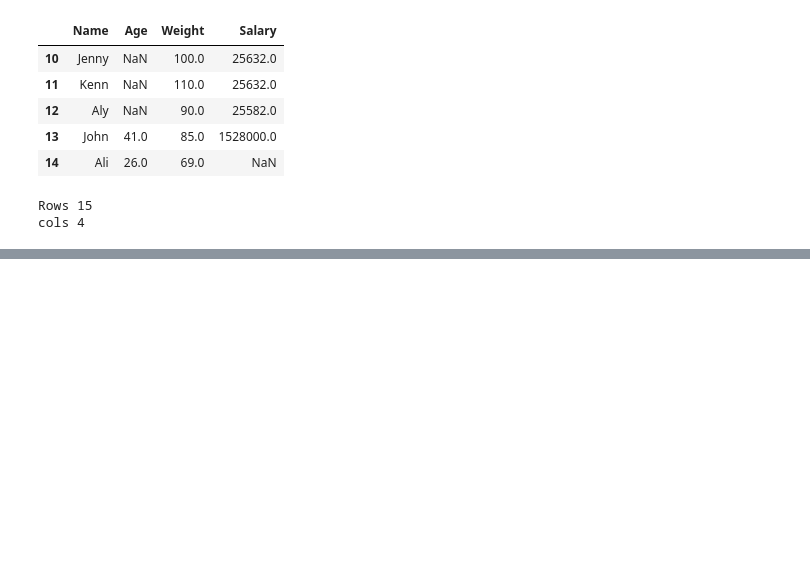
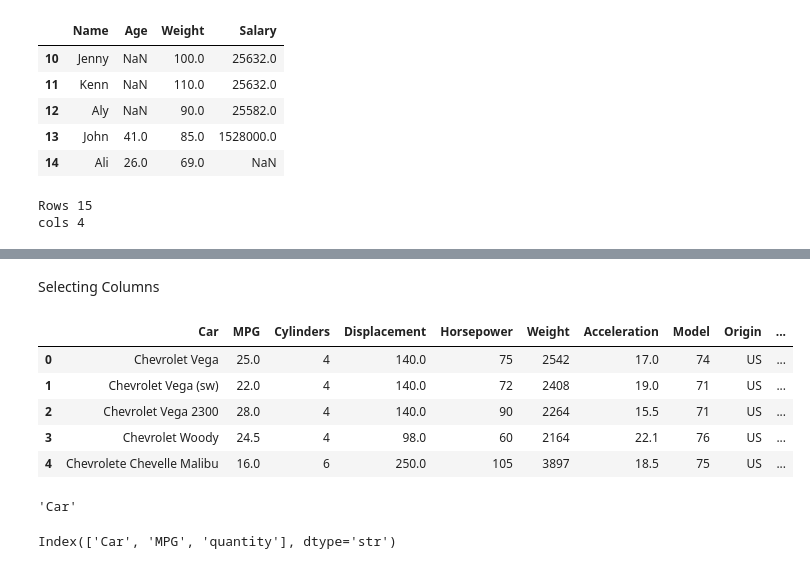
Before and after one commit to PooraniAsogan/Pandas2, a Jupyter notebook: lecture_notes.ipynb, the cells around one changed output, grey strips where cells are left out. Saved outputs shown, nothing was run; the diff lists cells and outputs as text; code cells hidden in the pictures; blank space fills up the shorter version.

```diff
--- a/lecture_notes.ipynb
+++ b/lecture_notes.ipynb
@@ -142,0 +400,20 @@ cols 4
+# %% [markdown]
+Selecting Columns
+# %%
+cars_df = pd.read_json('data/cars.json')
+cars_df.head()
+# %% [output]
+|  | Car | MPG | Cylinders | Displacement | Horsepower | Weight | Acceleration | Model | Origin | ... |
+| 0 | Chevrolet Vega | 25.0 | 4 | 140.0 | 75 | 2542 | 17.0 | 74 | US | ... |
+| 1 | Chevrolet Vega (sw) | 22.0 | 4 | 140.0 | 72 | 2408 | 19.0 | 71 | US | ... |
+| 2 | Chevrolet Vega 2300 | 28.0 | 4 | 140.0 | 90 | 2264 | 15.5 | 71 | US | ... |
+| 3 | Chevrolet Woody | 24.5 | 4 | 98.0 | 60 | 2164 | 22.1 | 76 | US | ... |
+| 4 | Chevrolete Chevelle Malibu | 16.0 | 6 | 250.0 | 105 | 3897 | 18.5 | 75 | US | ... |
+# %%
+cars_df.columns[0]
+# %% [output]
+'Car'
+# %%
+cars_df.columns[[0,1,9]]
+# %% [output]
+Index(['Car', 'MPG', 'quantity'], dtype='str')
```
Also changed, not shown: parts of 37 cells of this notebook, 3 other files.
